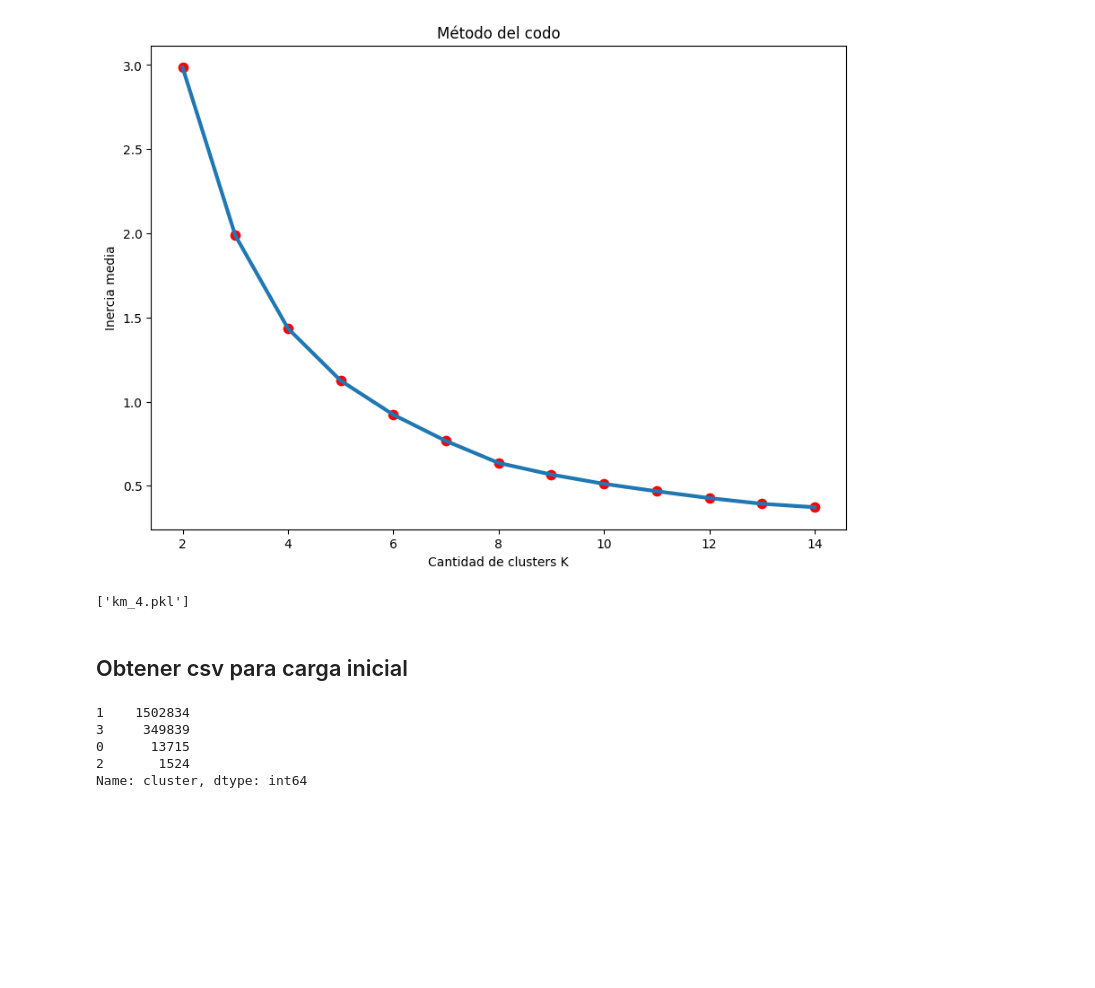
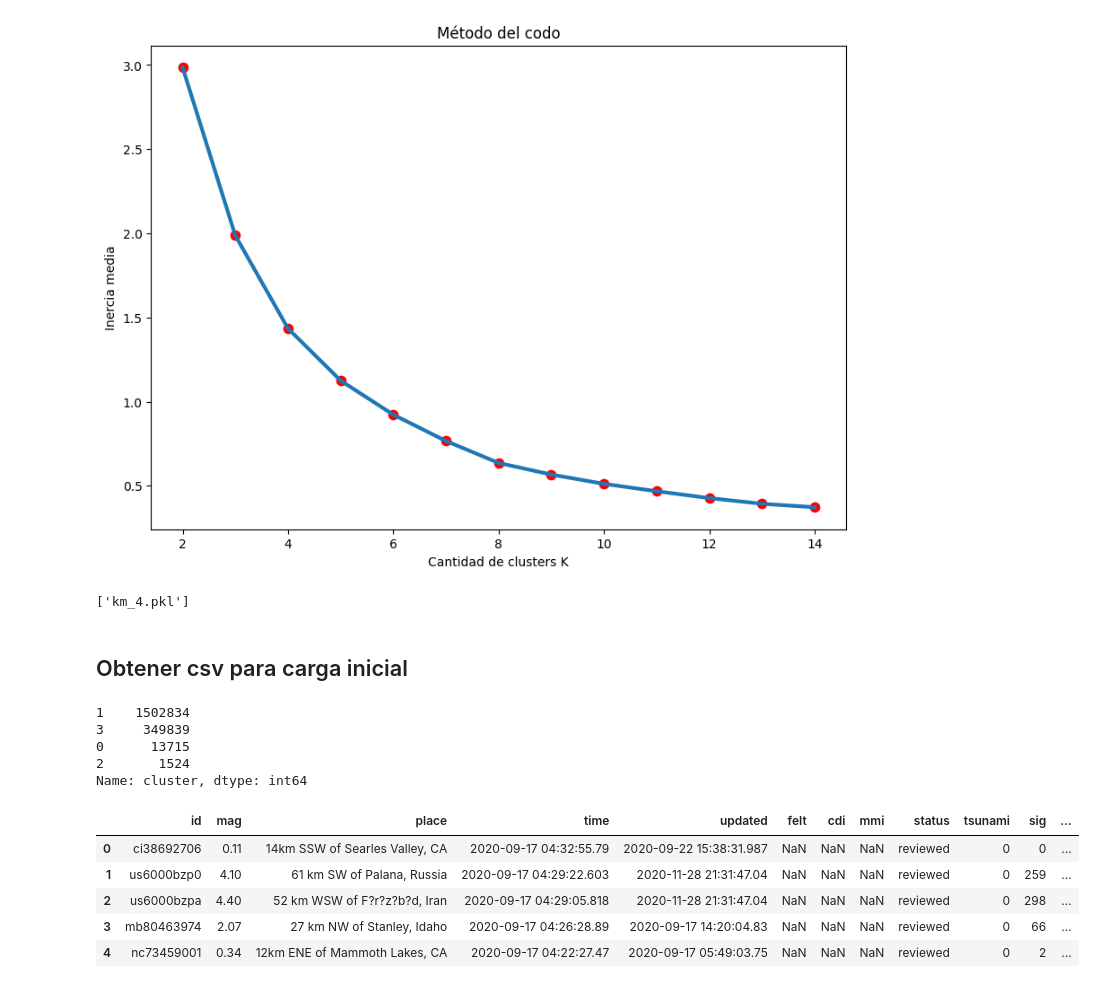
Before and after one commit to Martu-t/grupo09_proyectogrupal, a Jupyter notebook: ML/unsupervised - kmeans.ipynb, the cells around one changed output. Drawn from its saved outputs; the diff is of its cells as text; code cells hidden in the pictures; blank space fills up the shorter version.

```diff
--- a/ML/unsupervised - kmeans.ipynb
+++ b/ML/unsupervised - kmeans.ipynb
@@ -1,7 +1,7 @@
 # %%
 import pandas as pd
 import numpy as np
-data = pd.read_csv('earthquake_to_fit.csv')
+data = pd.read_csv('../../earthquake_to_fit.csv')
 pd.set_option('display.max_columns', None)
 # %%
 dataml = data[['mag', 'tsunami', 'type', 'depth', 'dist']]
@@ -108,3 +95,14 @@ tabla_clusters['cluster'].value_counts()
 0      13715
 2       1524
 Name: cluster, dtype: int64
+# %%
+data['cluster'] = km.labels_
+# %%
+data.head()
+# %% [output]
+|  | id | mag | place | time | updated | felt | cdi | mmi | status | tsunami | sig | ... |
+| 0 | ci38692706 | 0.11 | 14km SSW of Searles Valley, CA | 2020-09-17 04:32:55.79 | 2020-09-22 15:38:31.987 | NaN | NaN | NaN | reviewed | 0 | 0 | ... |
+| 1 | us6000bzp0 | 4.10 | 61 km SW of Palana, Russia | 2020-09-17 04:29:22.603 | 2020-11-28 21:31:47.04 | NaN | NaN | NaN | reviewed | 0 | 259 | ... |
+| 2 | us6000bzpa | 4.40 | 52 km WSW of F?r?z?b?d, Iran | 2020-09-17 04:29:05.818 | 2020-11-28 21:31:47.04 | NaN | NaN | NaN | reviewed | 0 | 298 | ... |
+| 3 | mb80463974 | 2.07 | 27 km NW of Stanley, Idaho | 2020-09-17 04:26:28.89 | 2020-09-17 14:20:04.83 | NaN | NaN | NaN | reviewed | 0 | 66 | ... |
+| 4 | nc73459001 | 0.34 | 12km ENE of Mammoth Lakes, CA | 2020-09-17 04:22:27.47 | 2020-09-17 05:49:03.75 | NaN | NaN | NaN | reviewed | 0 | 2 | ... |
```
Also changed, not shown: parts of 10 cells of this notebook, 2 other files.
